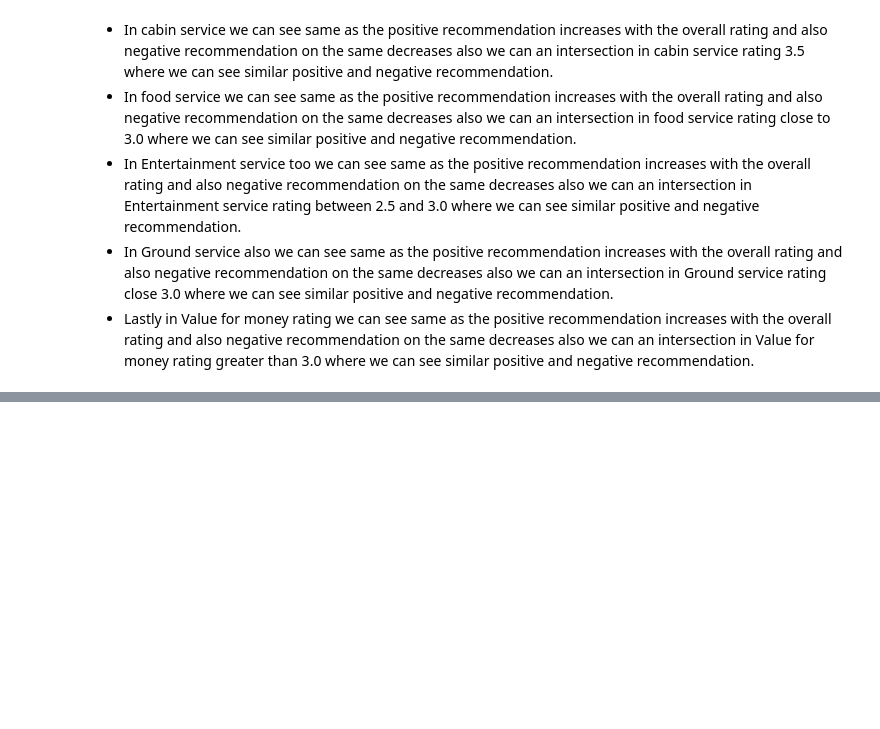
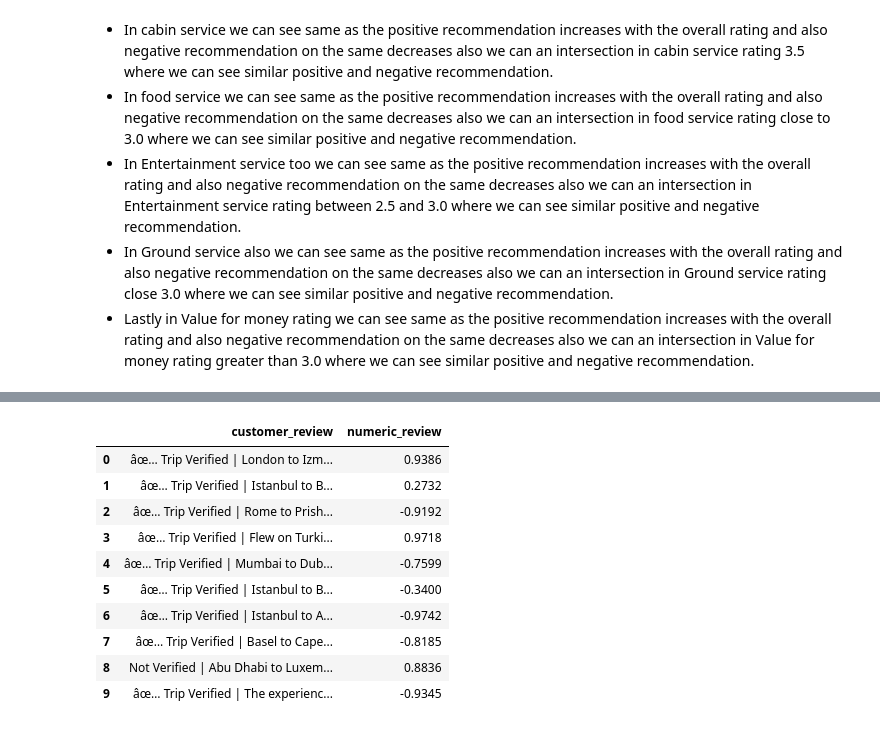
Before and after one commit to shahfaissal/capstone_project_3, a Jupyter notebook: Airline_referral_capstone_project.ipynb, the cells around one changed output, grey strips where cells are left out. Saved outputs shown, nothing was run; the diff lists cells and outputs as text; code cells hidden in the pictures; blank space fills up the shorter version.

```diff
--- a/Airline_referral_capstone_project.ipynb
+++ b/Airline_referral_capstone_project.ipynb
@@ -490,0 +598,14 @@ cabin_service
+# %%
+df[['customer_review','numeric_review']].head(10)
+# %% [output]
+|  | customer_review | numeric_review |
+| 0 | âœ… Trip Verified | London to Izm... | 0.9386 |
+| 1 | âœ… Trip Verified | Istanbul to B... | 0.2732 |
+| 2 | âœ… Trip Verified | Rome to Prish... | -0.9192 |
+| 3 | âœ… Trip Verified | Flew on Turki... | 0.9718 |
+| 4 | âœ… Trip Verified | Mumbai to Dub... | -0.7599 |
+| 5 | âœ… Trip Verified | Istanbul to B... | -0.3400 |
+| 6 | âœ… Trip Verified | Istanbul to A... | -0.9742 |
+| 7 | âœ… Trip Verified | Basel to Cape... | -0.8185 |
+| 8 | Not Verified | Abu Dhabi to Luxem... | 0.8836 |
+| 9 | âœ… Trip Verified | The experienc... | -0.9345 |
```
Also changed, not shown: parts of 19 cells of this notebook.
